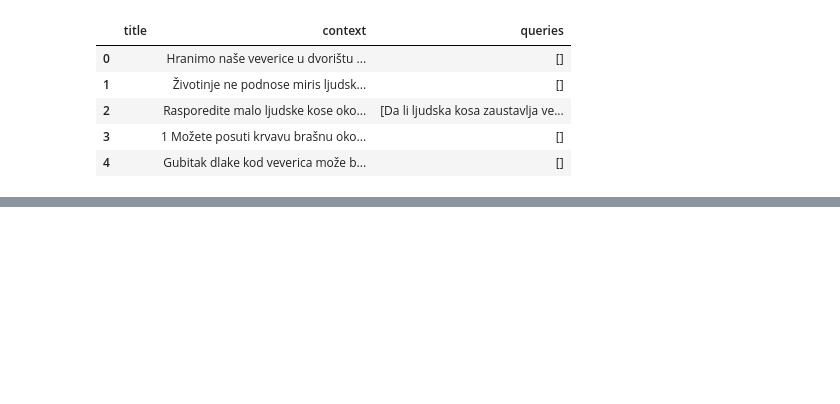
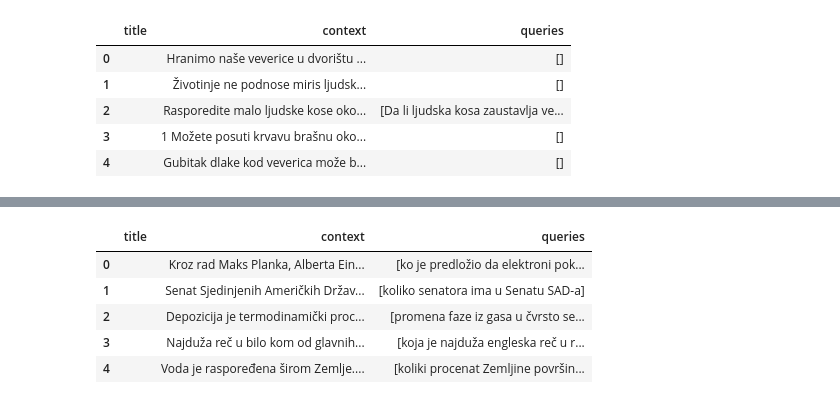
Before and after one commit to smartcat-labs/SRBedding, a Jupyter notebook: evaluation_pipeline/make-evaluation-datasets.ipynb, the cells around one changed output, grey strips where cells are left out. Saved outputs shown, nothing was run; the diff lists cells and outputs as text; code cells hidden in the pictures; blank space fills up the shorter version.

```diff
--- a/evaluation_pipeline/make-evaluation-datasets.ipynb
+++ b/evaluation_pipeline/make-evaluation-datasets.ipynb
@@ -198,0 +202,27 @@ pq.write_table(table, 'datasets/marco_processed.parquet')
+# %%
+titles = []
+queries = []
+contexts = []
+for index, example in translated_na_df.iterrows():
+# Access individual fields like 'query', 'query_id', and 'passages'
+    query = example['query']
+    passage_text = example['passage_text'][0]
+    titles.append("")
+    queries.append([query])
+    contexts.append(passage_text)
+
+print()
+# %%
+dataset_for_eval_df = pd.DataFrame({'title' : titles,
+                                    'context' : contexts,
+                                  #  'query_id' : dataset_for_eval['id'],
+                                    'queries' : queries})
+
+dataset_for_eval_df.head()
+# %% [output]
+|  | title | context | queries |
+| 0 |  | Kroz rad Maks Planka, Alberta Ein... | [ko je predložio da elektroni pok... |
+| 1 |  | Senat Sjedinjenih Američkih Držav... | [koliko senatora ima u Senatu SAD-a] |
+| 2 |  | Depozicija je termodinamički proc... | [promena faze iz gasa u čvrsto se... |
+| 3 |  | Najduža reč u bilo kom od glavnih... | [koja je najduža engleska reč u r... |
+| 4 |  | Voda je raspoređena širom Zemlje.... | [koliki procenat Zemljine površin... |
```
Also changed, not shown: parts of 15 cells of this notebook, 12 other files.
